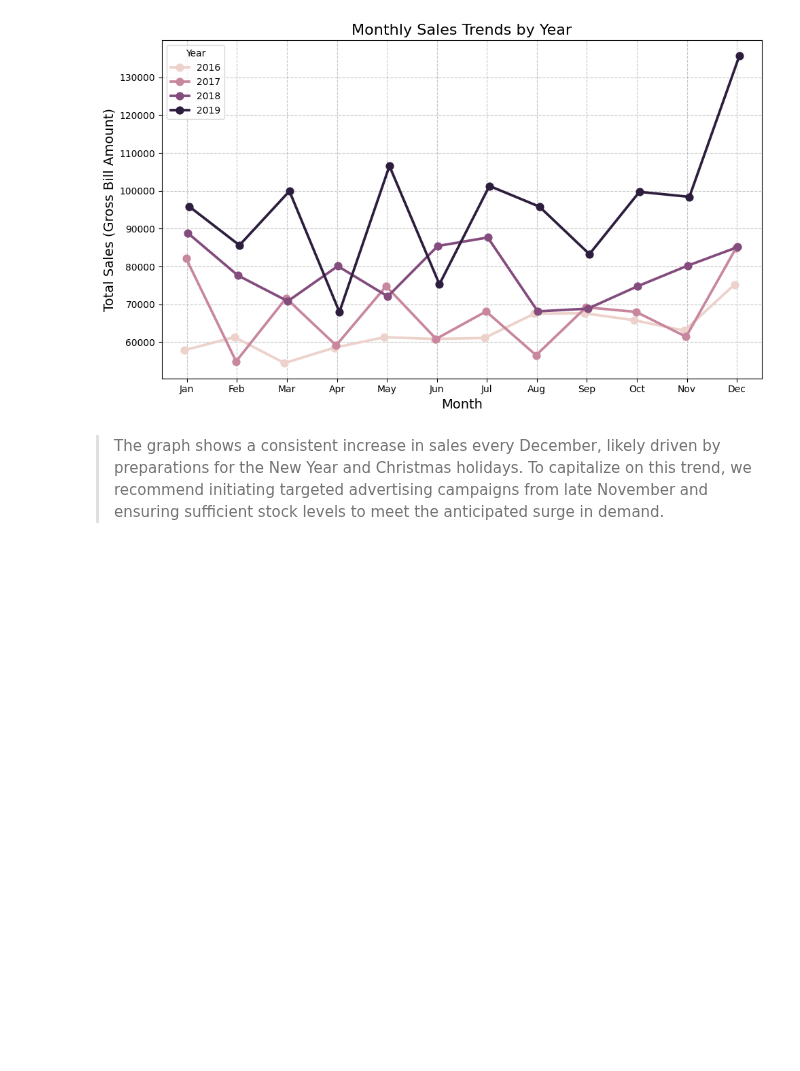
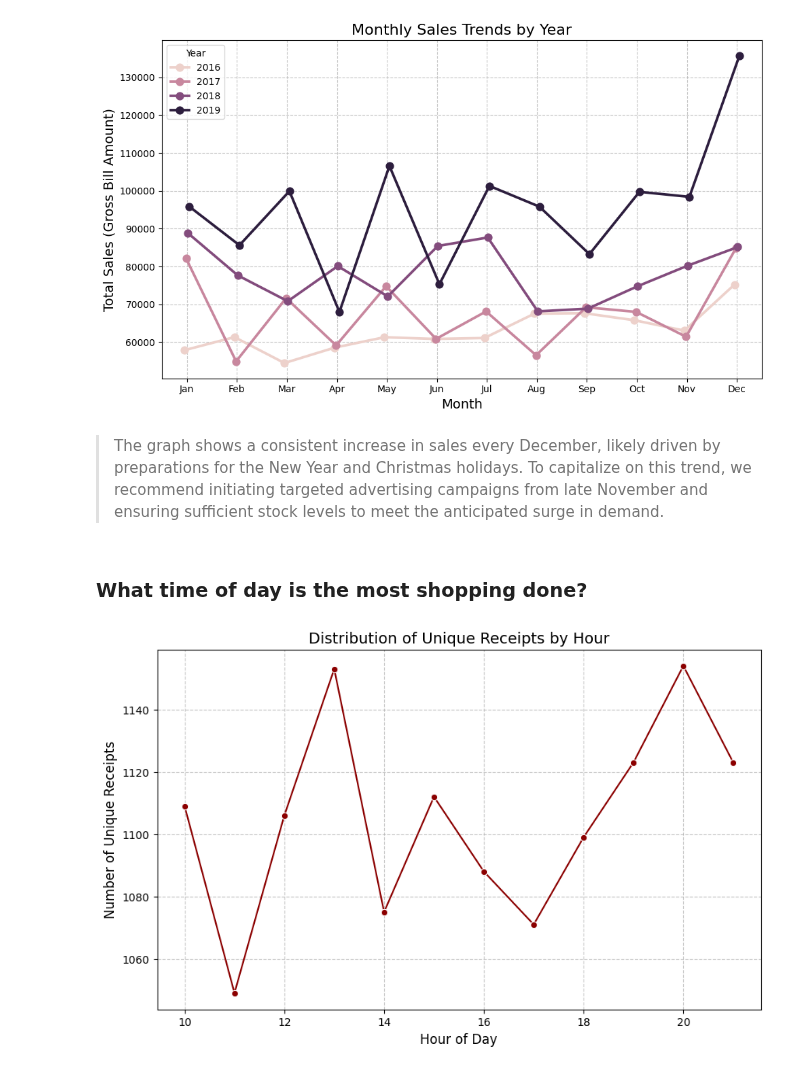
Before and after one commit to KharchenkoAnastasia/customer_analysis_grocery_chain, a Jupyter notebook: customer_analysis_grocery_chain.ipynb, the cells around one changed output. Saved outputs shown, nothing was run; the diff lists cells and outputs as text; code cells hidden in the pictures; blank space fills up the shorter version.

```diff
--- a/customer_analysis_grocery_chain.ipynb
+++ b/customer_analysis_grocery_chain.ipynb
@@ -390,3 +390,21 @@ plt.show()
 
 
 > The graph shows a consistent increase in sales every December, likely driven by preparations for the New Year and Christmas holidays. To capitalize on this trend, we recommend initiating targeted advertising campaigns from late November and ensuring sufficient stock levels to meet the anticipated surge in demand.
+# %% [markdown]
+### **What time of day is the most shopping done?**
+# %%
+# Extract the hour from your Time column
+df['Hour'] = (df['Time'] * 24).astype(int)
+
+# Count unique purchases (transactions) by hour
+hourly_purchases=df.groupby("Hour")['Receipt Number'].nunique().reset_index()
+hourly_purchases.columns=['Hour', 'Number of Unique Receipts']
+
+plt.figure(figsize=(10, 6))
+sns.lineplot(x='Hour', y='Number of Unique Receipts', data=hourly_purchases, marker='o', color='darkred')
+plt.title('Distribution of Unique Receipts by Hour', fontsize=14)
+plt.xlabel('Hour of Day', fontsize=12)
+plt.ylabel('Number of Unique Receipts', fontsize=12)
+plt.grid(True, linestyle='--', alpha=0.7)
+# %% [output]
+[figure, added]
```
Also changed, not shown: parts of 1 cell of this notebook.
